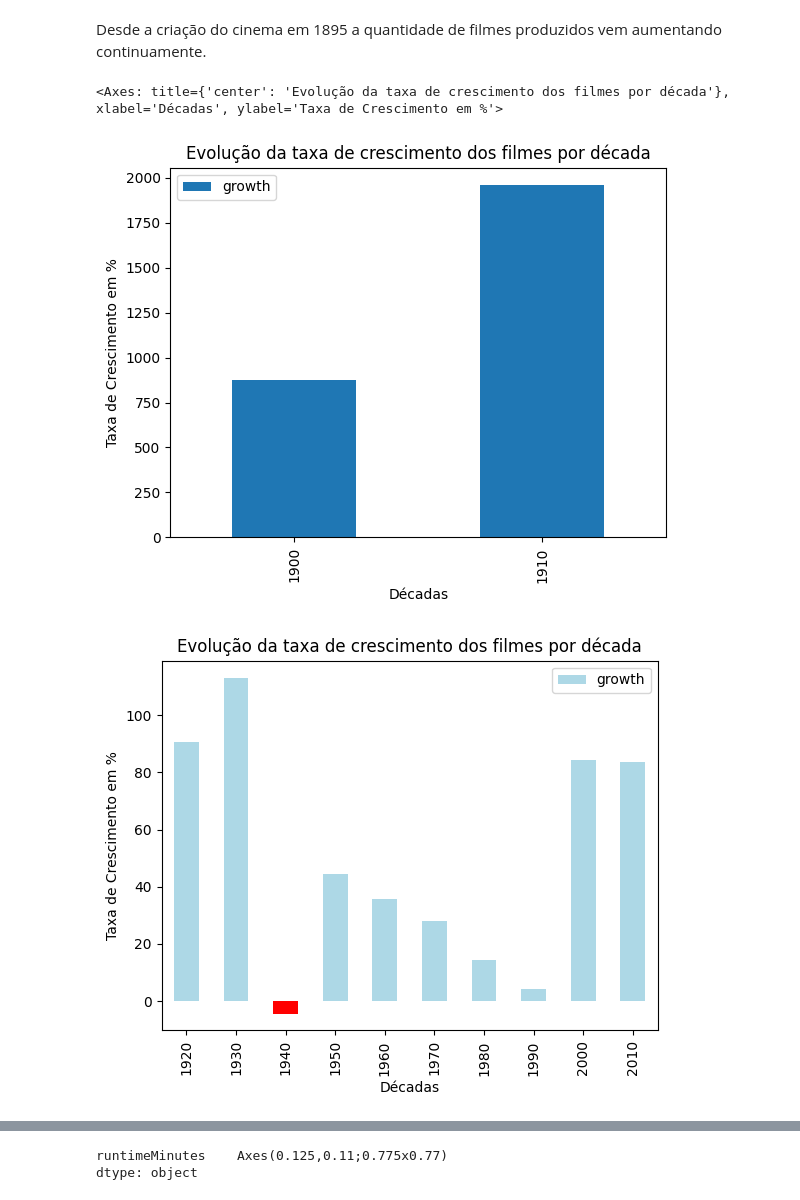
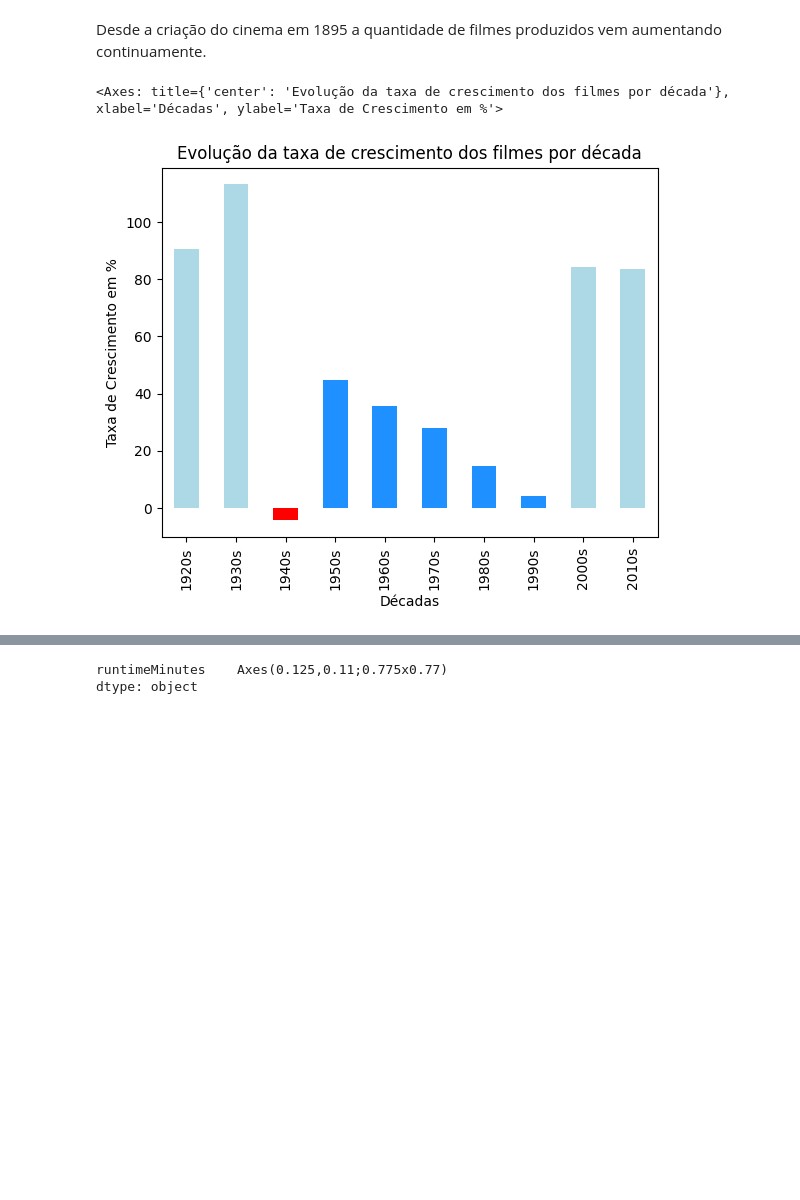
Before and after one commit to gabriel-victor933/Project-Movies-Data-Analysis, a Jupyter notebook: data_viz.ipynb, the cells around one changed output, grey strips where cells are left out. Cells and saved outputs as stored; diff of their text form; code cells hidden in the pictures; blank space fills up the shorter version.

```diff
--- a/data_viz.ipynb
+++ b/data_viz.ipynb
@@ -59,20 +59,20 @@ bins = [1800,
  ]
 
 labels = [
-    "<1900",
-    '1900',
-    '1910',
-    '1920',
-    '1930',
-    '1940',
-    '1950',
-    '1960',
-    '1970',
-    '1980',
-    '1990',
-    '2000',
-    '2010',
-    '2020'
+    "<1900s",
+    '1900s',
+    '1910s',
+    '1920s',
+    '1930s',
+    '1940s',
+    '1950s',
+    '1960s',
+    '1970s',
+    '1980s',
+    '1990s',
+    '2000s',
+    '2010s',
+    '2020s'
     ]
 
 movies['decades'] = pd.cut(movies['startYear'],bins=bins,labels=labels)
@@ -107,28 +108,23 @@ ax = movie_by_dec.plot.bar('decades','primaryTitle',legend=False,figsize=(5,5),t
 # %% [markdown]
 Desde a criação do cinema em 1895 a quantidade de filmes produzidos vem aumentando continuamente.
 # %%
-movie_growth = movie_by_dec.loc[movie_by_dec['decades'] != '2020',['decades','primaryTitle']]
+movie_growth = movie_by_dec.loc[movie_by_dec['decades'] != '2020s',['decades','primaryTitle']]
 
 
 movie_growth['shifted'] = movie_growth['primaryTitle'].shift(periods=1)
 
 movie_growth = movie_growth.dropna()
 
 
 movie_growth['growth'] = (movie_growth['primaryTitle']/movie_growth['shifted'] - 1)*100
 
+pos_1920 = movie_growth[~movie_growth['decades'].isin(['1900s','1910s'])]
 
-pre_1920 = movie_growth[movie_growth['decades'].isin(['1900','1910'])]
-pos_1920 = movie_growth[~movie_growth['decades'].isin(['1900','1910'])]
+colors_diff = ['red' if val < 0 else 'dodgerblue' if i in [3,4,5,6,7] else 'lightblue' for i,val in enumerate(pos_1920['growth'])]
 
-colors_diff = ['red' if val < 0 else 'lightblue' for val in pos_1920['growth']]
-
-
-pre_1920.plot.bar(x='decades',y='growth',xlabel='Décadas',ylabel='Taxa de Crescimento em %',title='Evolução da taxa de crescimento dos filmes por década')
-pos_1920.plot.bar(x='decades',y='growth',xlabel='Décadas',ylabel='Taxa de Crescimento em %',title='Evolução da taxa de crescimento dos filmes por década', color=colors_diff)
+pos_1920.plot.bar(x='decades',y='growth',xlabel='Décadas',ylabel='Taxa de Crescimento em %',title='Evolução da taxa de crescimento dos filmes por década', color=colors_diff,legend=False)
 # %% [output]
 <Axes: title={'center': 'Evolução da taxa de crescimento dos filmes por década'}, xlabel='Décadas', ylabel='Taxa de Crescimento em %'>
-[figure, old version]
+[figure, new version]
-[figure, removed]
 # %% [markdown]
 A taxa de crescimento mostra que no último século tem havido um aumento quase continuo da quantidade de filmes produzido. A partir dos gráficos podemos tirar alguns insights:
```
Also changed, not shown: parts of 16 cells of this notebook, 1 other file.
